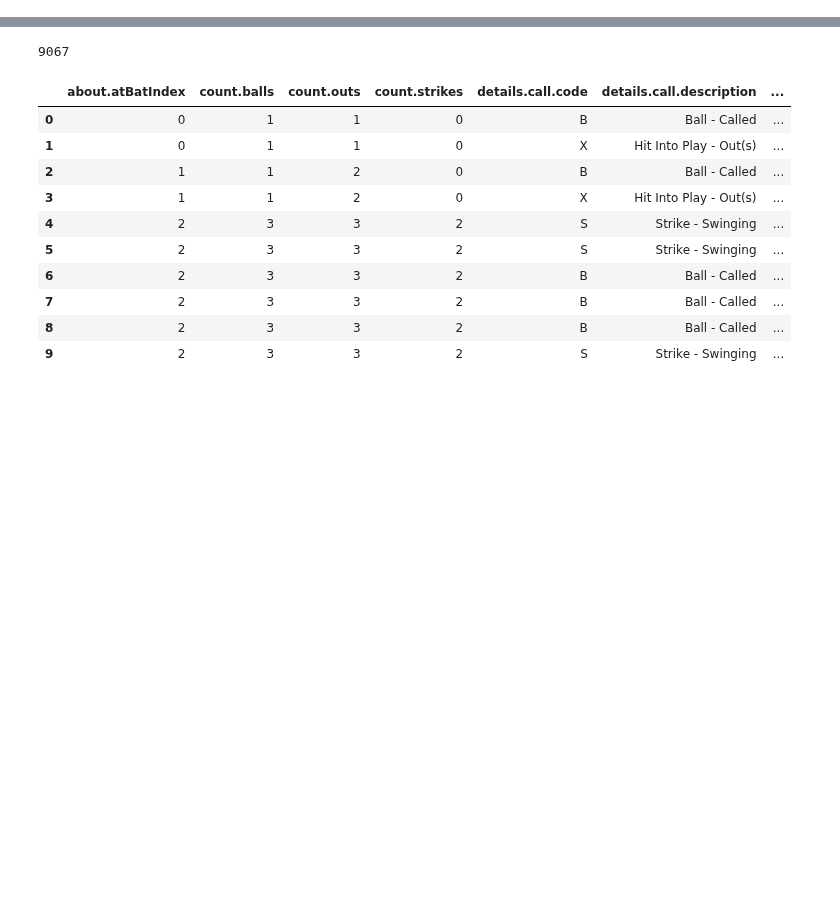
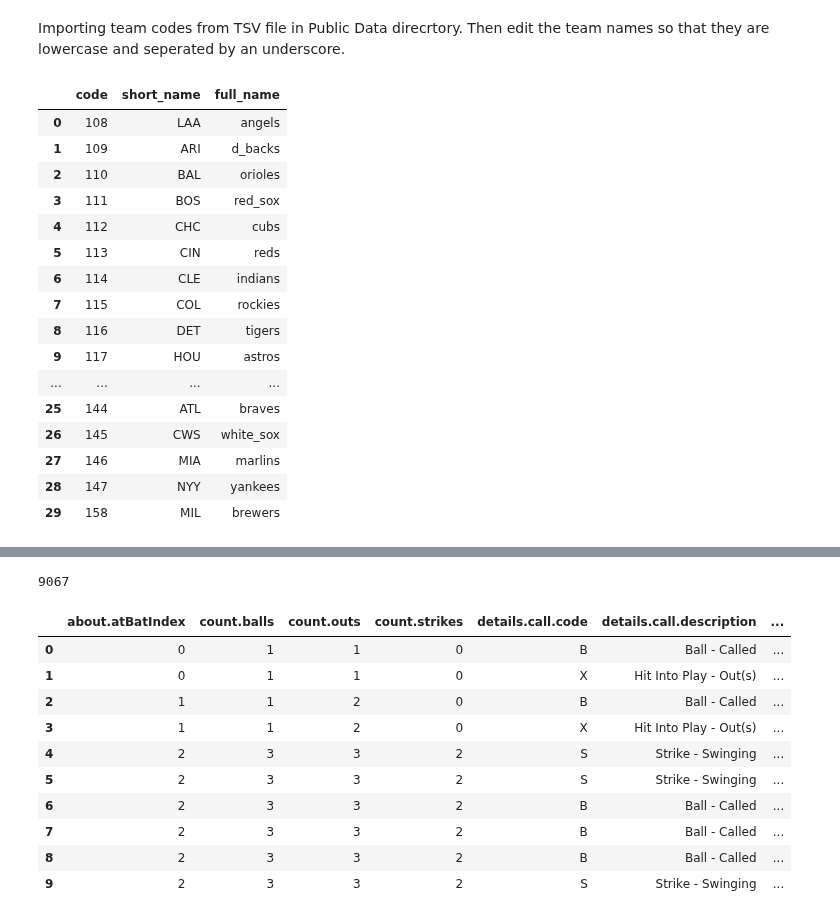
Before and after one commit to ConnorAnderson29/pitch_prediction_model, a Jupyter notebook: eda1.ipynb, the cells around one changed output, grey strips where cells are left out. Cells and saved outputs as stored; diff of their text form; code cells hidden in the pictures; blank space fills up the shorter version.

Commit message:
change team names to lowercase

```diff
--- a/eda1.ipynb
+++ b/eda1.ipynb
@@ -29,0 +55,26 @@ os.environ['KMP_DUPLICATE_LIB_OK']='True'
+# %% [markdown]
+Importing team codes from TSV file in Public Data direcrtory. Then edit the team names so that they are lowercase and seperated by an underscore.
+# %%
+teams = pd.read_csv('public_data/team_codes.tsv', sep='\t')
+
+teams['full_name'] = teams['full_name'].str.lower().str.replace(' ', '_').str.replace('-','_')
+# %%
+teams
+# %% [output]
+|  | code | short_name | full_name |
+| 0 | 108 | LAA | angels |
+| 1 | 109 | ARI | d_backs |
+| 2 | 110 | BAL | orioles |
+| 3 | 111 | BOS | red_sox |
+| 4 | 112 | CHC | cubs |
+| 5 | 113 | CIN | reds |
+| 6 | 114 | CLE | indians |
+| 7 | 115 | COL | rockies |
+| 8 | 116 | DET | tigers |
+| 9 | 117 | HOU | astros |
+| ... | ... | ... | ... |
+| 25 | 144 | ATL | braves |
+| 26 | 145 | CWS | white_sox |
+| 27 | 146 | MIA | marlins |
+| 28 | 147 | NYY | yankees |
+| 29 | 158 | MIL | brewers |
```
Also changed, not shown: parts of 7 cells of this notebook.
